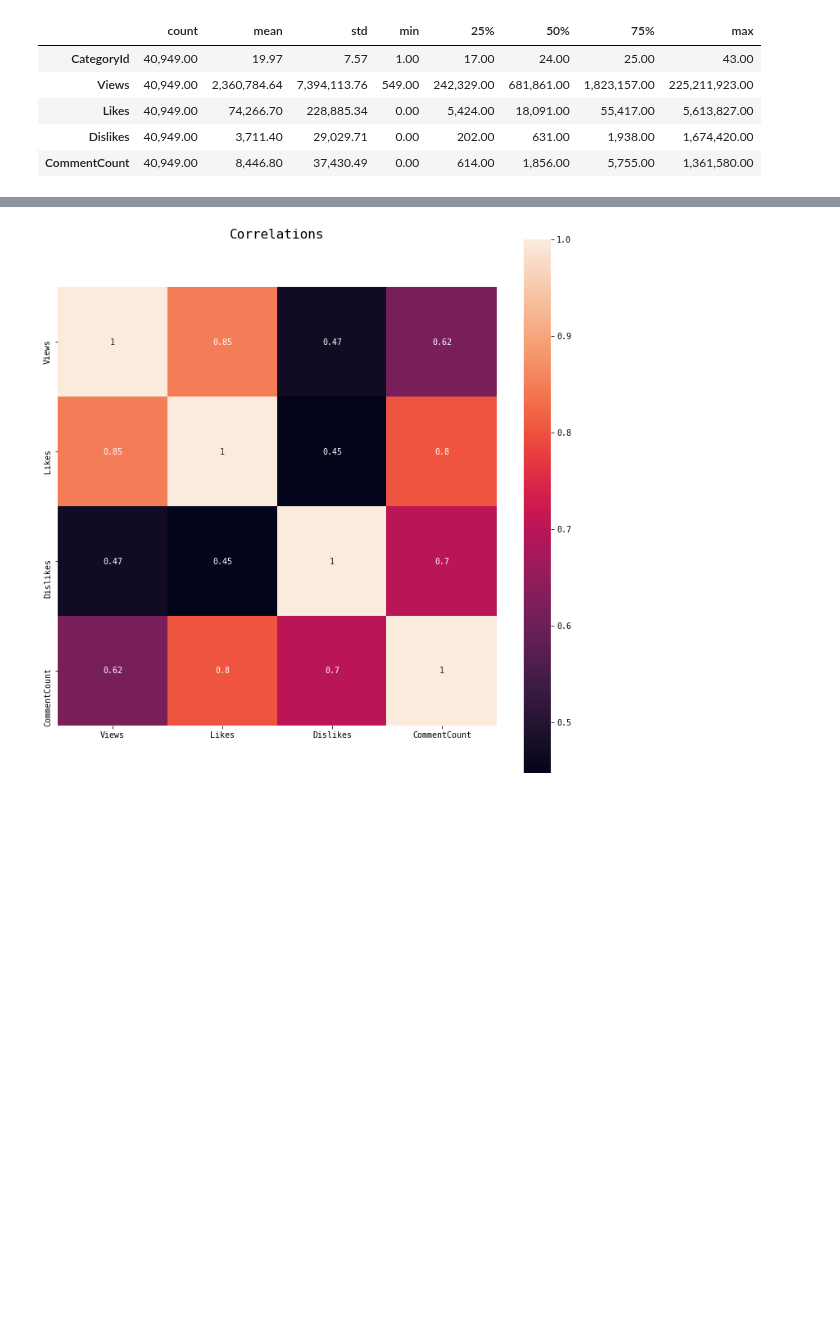
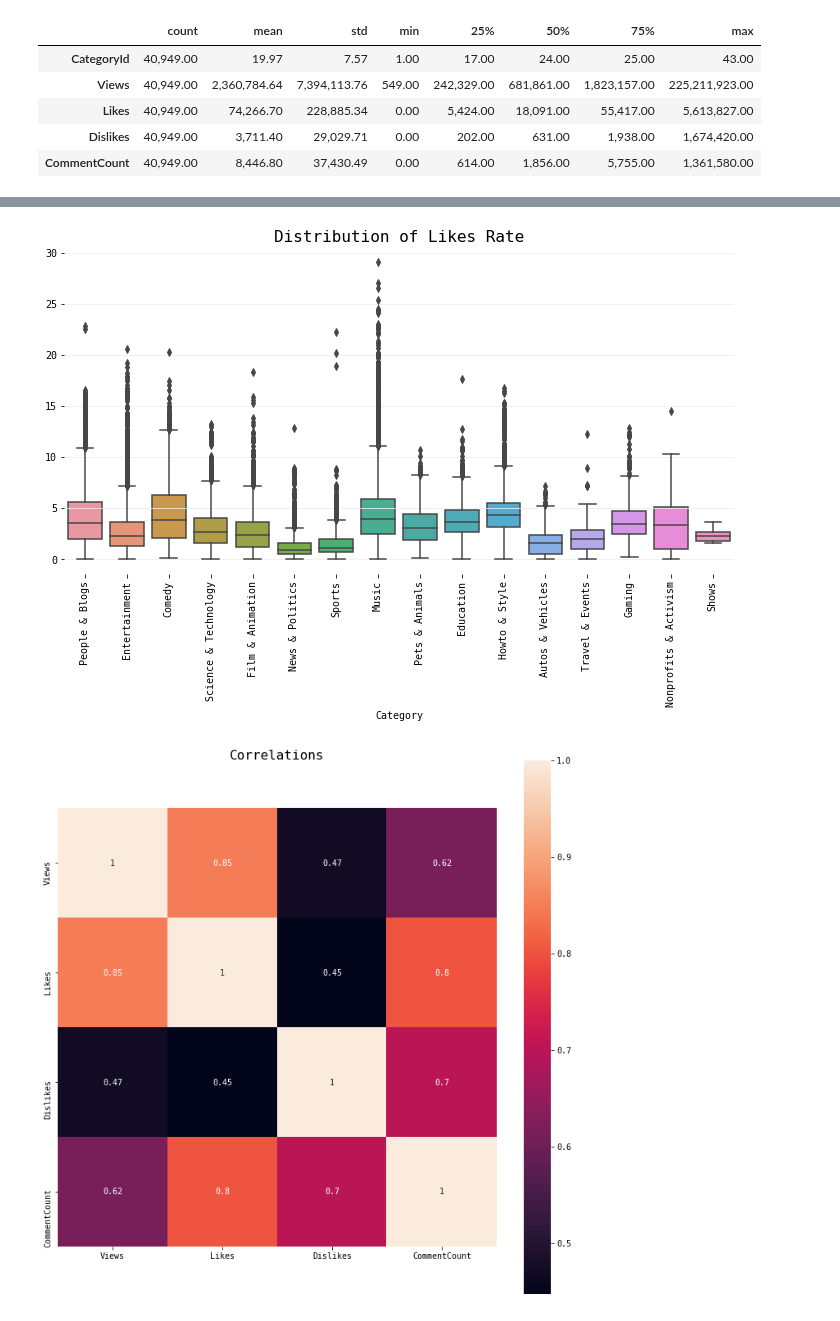
Before and after one commit to qu4ku/datasets-analysis, a Jupyter notebook: 012-youtube-trending-videos.ipynb, the cells around one changed output, grey strips where cells are left out. Drawn from its saved outputs; the diff is of its cells as text; code cells hidden in the pictures; blank space fills up the shorter version.

```diff
--- a/012-youtube-trending-videos.ipynb
+++ b/012-youtube-trending-videos.ipynb
@@ -253,3 +293,12 @@ df.head()
+# %%
+plt.axes(frameon=False)
+p = sns.boxplot(x='Category', y=df.Likes / df.Views * 100, data=df)
+plt.title('Distribution of Likes Rate')
+p.set_xticklabels(p.get_xticklabels(), rotation=90)
+# plt.xlabel(rotation=90)
+plt.grid(axis='y')
+# %% [output]
+[figure, added]
 # %%
 cols = ['Views', 'Likes', 'Dislikes', 'CommentCount']
 plt.figure(figsize=(12, 12))
```
Also changed, not shown: parts of 11 cells of this notebook.
